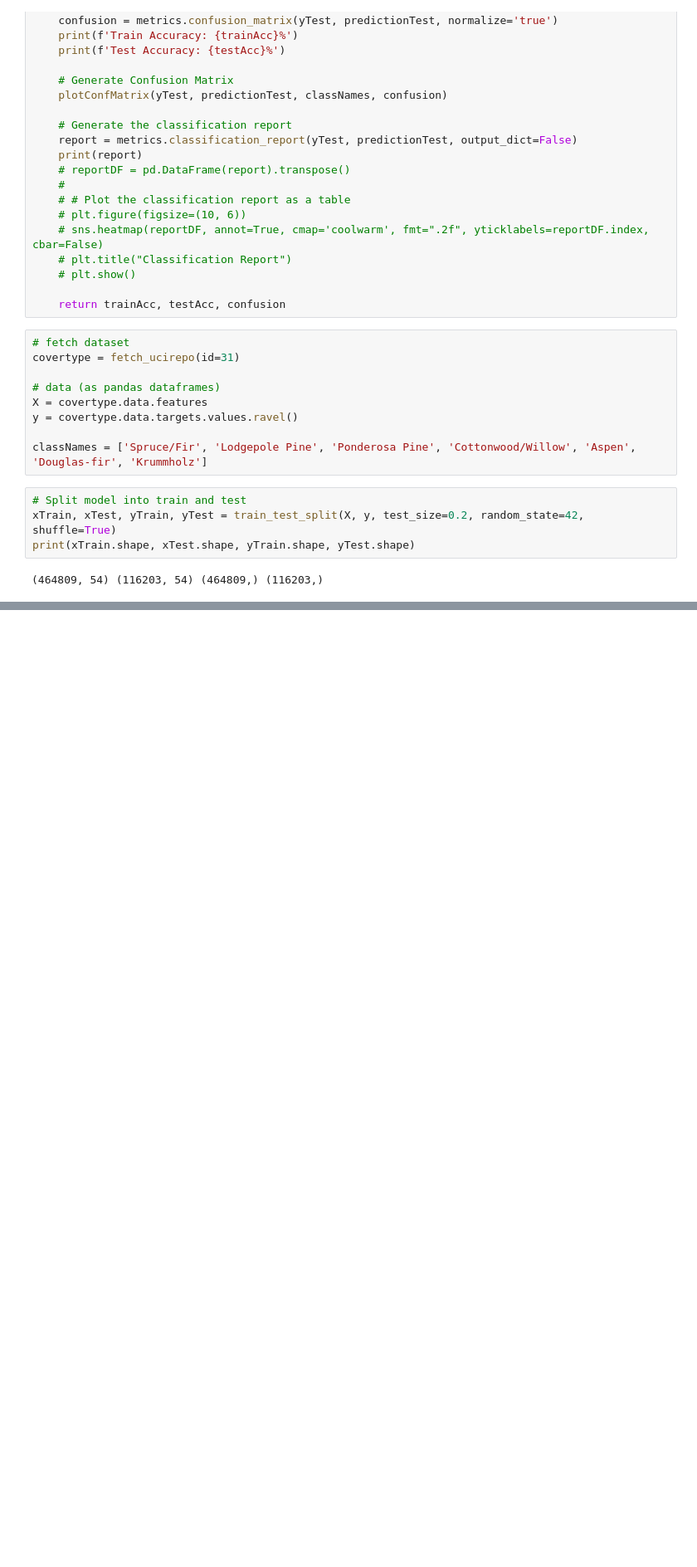
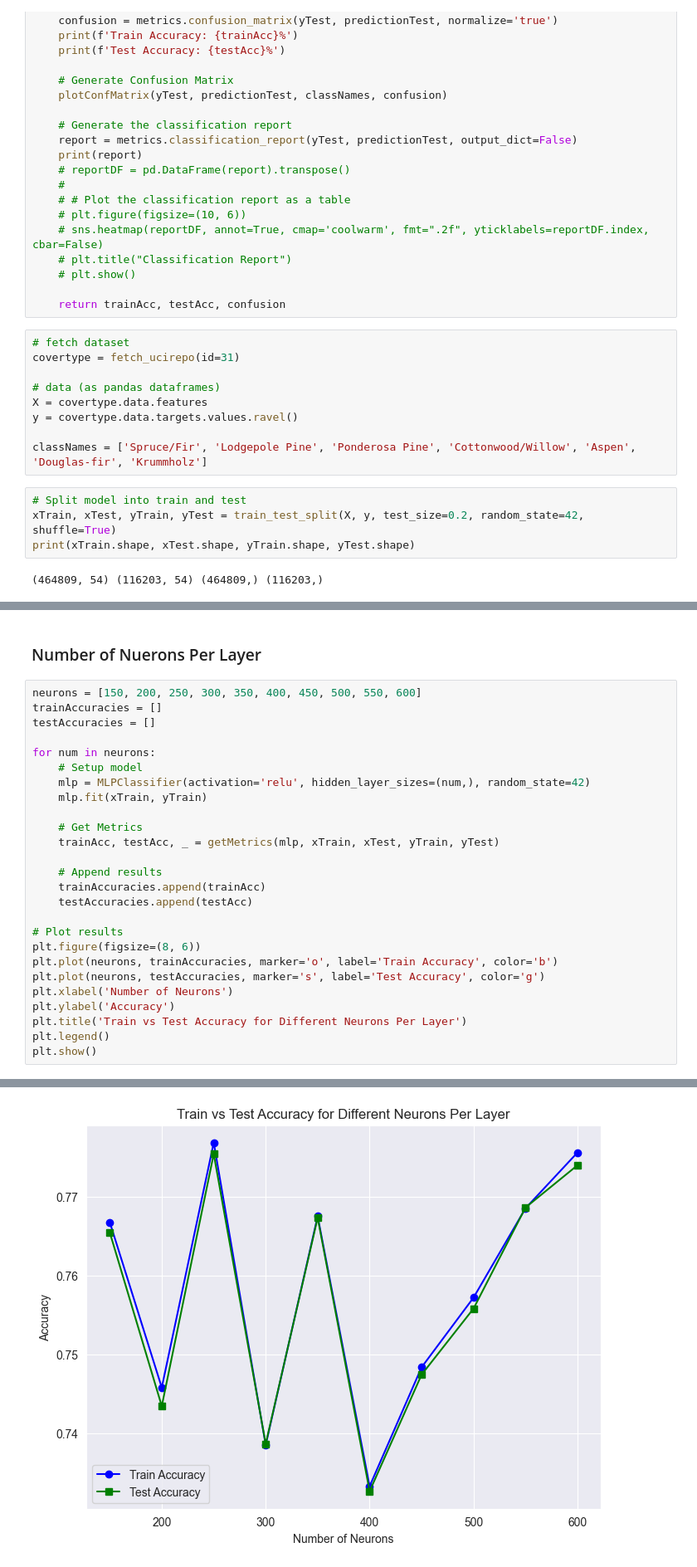
Before and after one commit to tkjonesy/CoverType-MLP, a Jupyter notebook: MLP.ipynb, the cells around one changed output, grey strips where cells are left out. Shown: that part at 83% size. Saved outputs shown, nothing was run; the diff lists cells and outputs as text; blank space fills up the shorter version.

```diff
--- a/MLP.ipynb
+++ b/MLP.ipynb
@@ -99,0 +138,29 @@ weighted avg       0.77      0.76      0.75    116203
+# %% [markdown]
+### Number of Nuerons Per Layer
+# %%
+neurons = [150, 200, 250, 300, 350, 400, 450, 500, 550, 600]
+trainAccuracies = []
+testAccuracies = []
+
+for num in neurons:
+    # Setup model
+    mlp = MLPClassifier(activation='relu', hidden_layer_sizes=(num,), random_state=42)
+    mlp.fit(xTrain, yTrain)
+
+    # Get Metrics
+    trainAcc, testAcc, _ = getMetrics(mlp, xTrain, xTest, yTrain, yTest)
+
+    # Append results
+    trainAccuracies.append(trainAcc)
+    testAccuracies.append(testAcc)
+
+# Plot results
+plt.figure(figsize=(8, 6))
+plt.plot(neurons, trainAccuracies, marker='o', label='Train Accuracy', color='b')
+plt.plot(neurons, testAccuracies, marker='s', label='Test Accuracy', color='g')
+plt.xlabel('Number of Neurons')
+plt.ylabel('Accuracy')
+plt.title('Train vs Test Accuracy for Different Neurons Per Layer')
+plt.legend()
+plt.show()
+# %% [output]
@@ -99,0 +184 @@ weighted avg       0.77      0.76      0.75    116203
+[figure, added]
```
Also changed, not shown: parts of 17 cells of this notebook, 14 other files.
